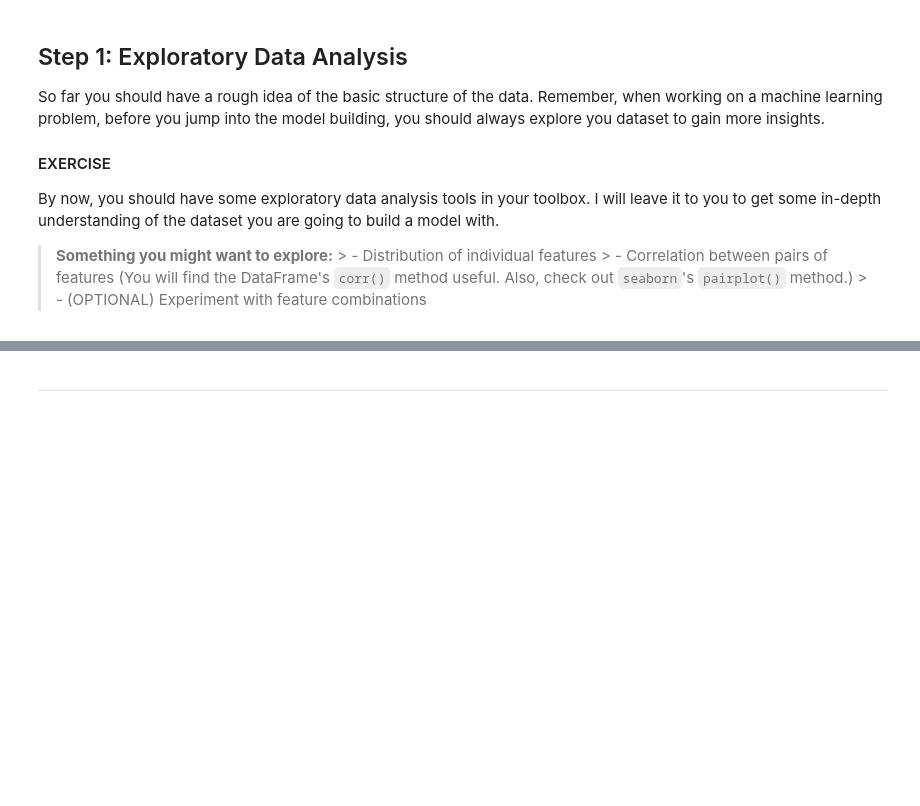
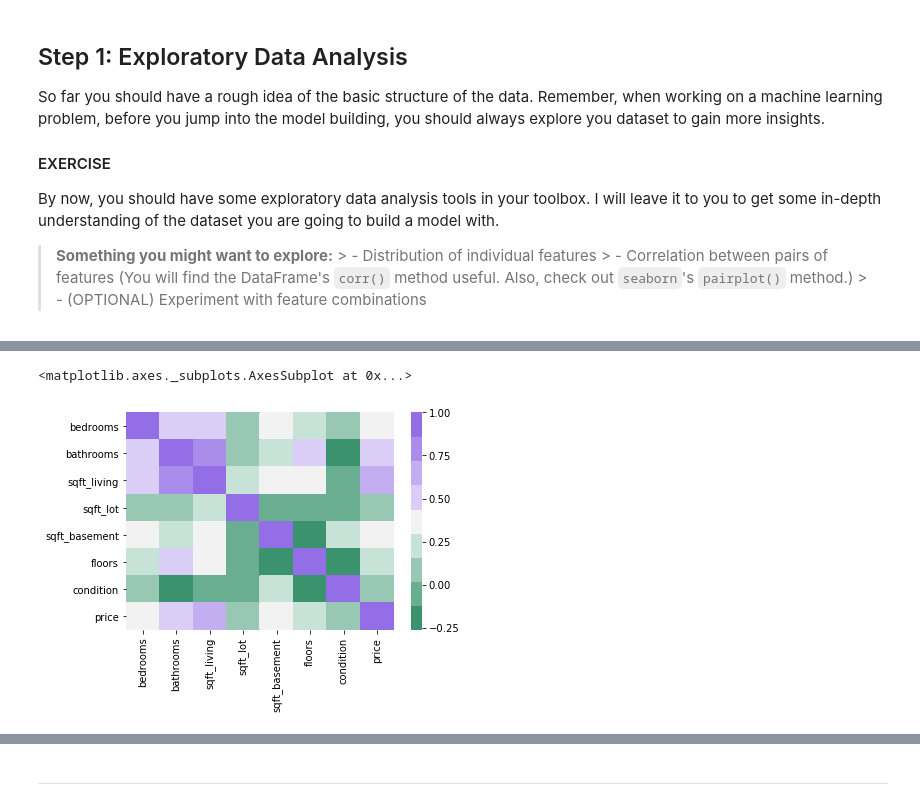
Before and after one commit to JeroenSchmidt/machine-learning, a Jupyter notebook: Supplementary Material/Udacity Connect Intensive Machine Learning Nanodegree/Supervised Learning/Regression/RegressionModels.ipynb, the cells around one changed output, grey strips where cells are left out. Cells and saved outputs as stored; diff of their text form; code cells hidden in the pictures; blank space fills up the shorter version.

```diff
--- a/Supplementary Material/Udacity Connect Intensive Machine Learning Nanodegree/Supervised Learning/Regression/RegressionModels.ipynb
+++ b/Supplementary Material/Udacity Connect Intensive Machine Learning Nanodegree/Supervised Learning/Regression/RegressionModels.ipynb
@@ -76,3 +107,6 @@ By now, you should have some exploratory data analysis tools in your toolbox. I
     > - Distribution of individual features
     > - Correlation between pairs of features (You will find the DataFrame's `corr()` method useful. Also, check out `seaborn`'s `pairplot()` method.)
     > - (OPTIONAL) Experiment with feature combinations
+# %%
+corrolation = data.corr()
+corrolation
@@ -78,0 +123,6 @@ By now, you should have some exploratory data analysis tools in your toolbox. I
+# %%
+cmap = sns.diverging_palette(150, 275, s=80, l=55, n=9)
+sns.heatmap(data=corrolation,cmap=cmap)
+# %% [output]
+<matplotlib.axes._subplots.AxesSubplot at 0x...>
+[figure, added]
```
Also changed, not shown: parts of 5 cells of this notebook, 2 other files.
